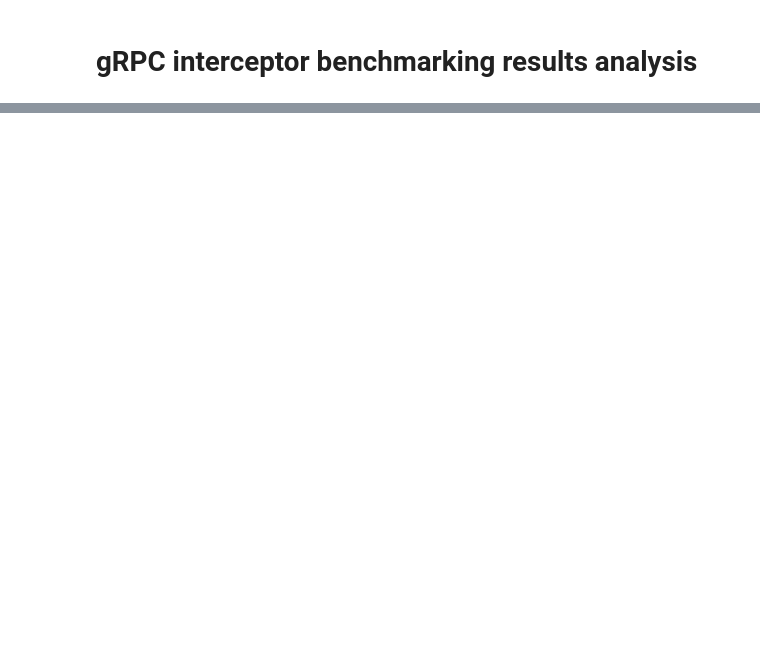
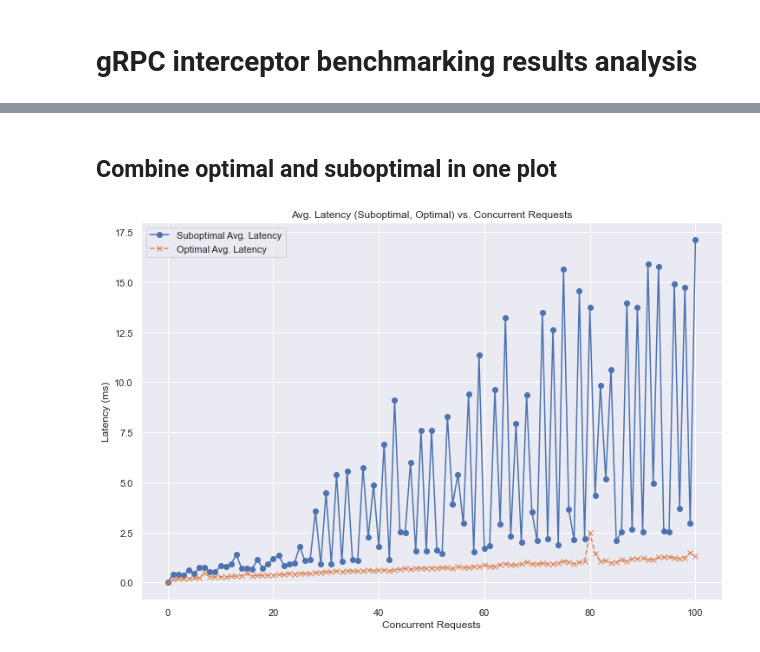
Before and after one commit to louisloechel/CloudServiceBenchmarking, a Jupyter notebook: analysis/plots.ipynb, the cells around one changed output, grey strips where cells are left out. Saved outputs shown, nothing was run; the diff lists cells and outputs as text; code cells hidden in the pictures; blank space fills up the shorter version.

```diff
--- a/analysis/plots.ipynb
+++ b/analysis/plots.ipynb
@@ -65,0 +82,16 @@ plt.show()
+# %% [markdown]
+## Combine optimal and suboptimal in one plot
+# %%
+# Plotting Optimal and Suboptimal Average Latency
+plt.figure(figsize=(12, 8))
+plt.plot(data_suboptimal['Concurrent Requests'], data_suboptimal['Average Latency (ms)'], marker='o', label='Suboptimal Avg. Latency')
+plt.plot(data['Concurrent Requests'], data['Average Latency (ms)'], marker='x', linestyle='--', label='Optimal Avg. Latency')
+
+plt.title('Avg. Latency (Suboptimal, Optimal) vs. Concurrent Requests')
+plt.xlabel('Concurrent Requests')
+plt.ylabel('Latency (ms)')
+plt.legend()
+plt.grid(True)
+plt.show()
+# %% [output]
+[figure, added]
```
Also changed, not shown: parts of 6 cells of this notebook, 1 other file.
